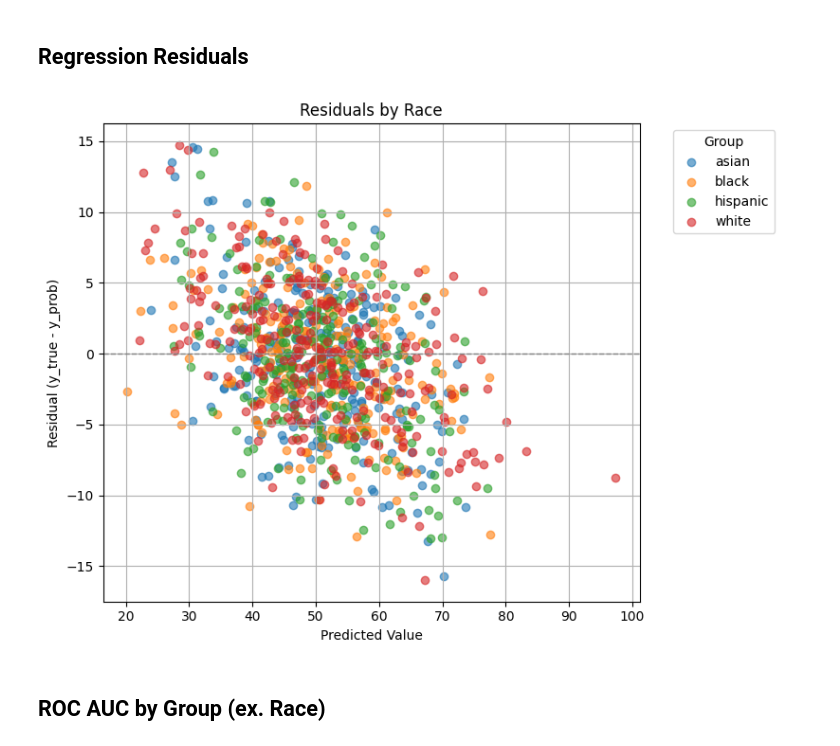
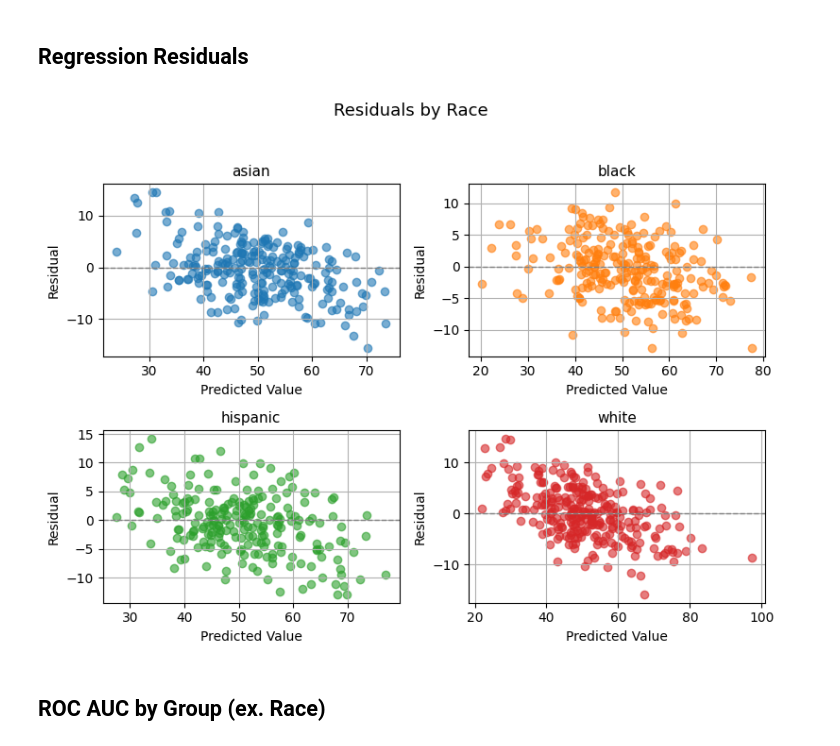
Before and after one commit to uclamii/equiboots, a Jupyter notebook: notebooks/equi_boots_plots.ipynb, the cells around one changed output. Cells and saved outputs as stored; diff of their text form; code cells hidden in the pictures.

```diff
--- a/notebooks/equi_boots_plots.ipynb
+++ b/notebooks/equi_boots_plots.ipynb
@@ -66,19 +66,20 @@ y_prob_reg = y_pred_reg
 # %%
 eqb.eq_plot_residuals_by_group(
     y_true=y_true_reg,
     y_prob=y_prob_reg,
     group=fairness_df["race"],
     title="Residuals by Race",
     filename="residuals_by_race",
-    subplots=False,
+    subplots=True,
     color_by_group=True,
     # n_cols=1,
     # n_rows=2,
     figsize=(8, 6),
+    # show_centroids=True,
     save_path="./images",
 )
 # %% [output]
-[figure, old version]
+[figure, new version]
 # %% [markdown]
 ## ROC AUC by Group (ex. Race)
 # %%
```
Also changed, not shown: parts of 7 cells of this notebook, 1 other file.
